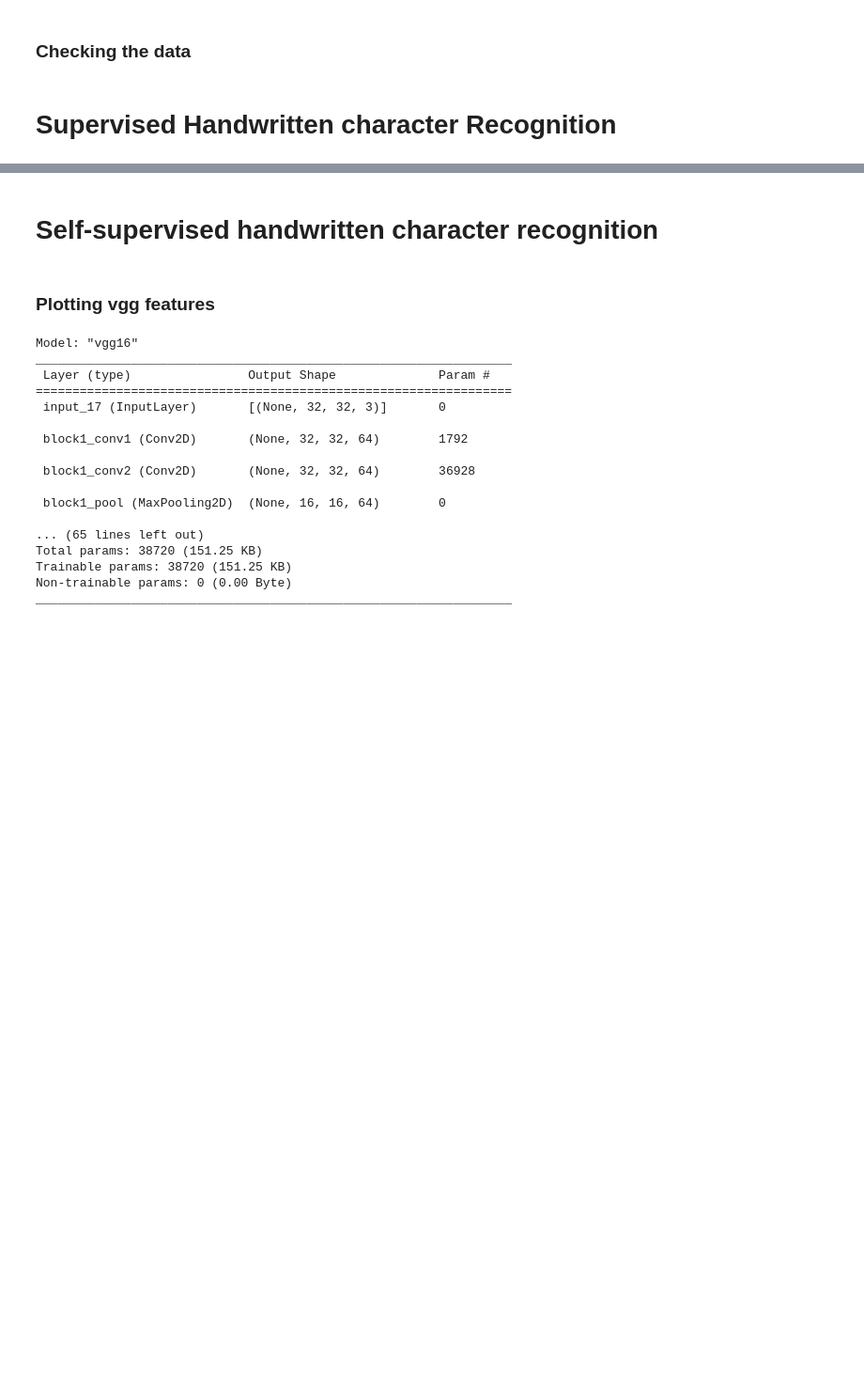
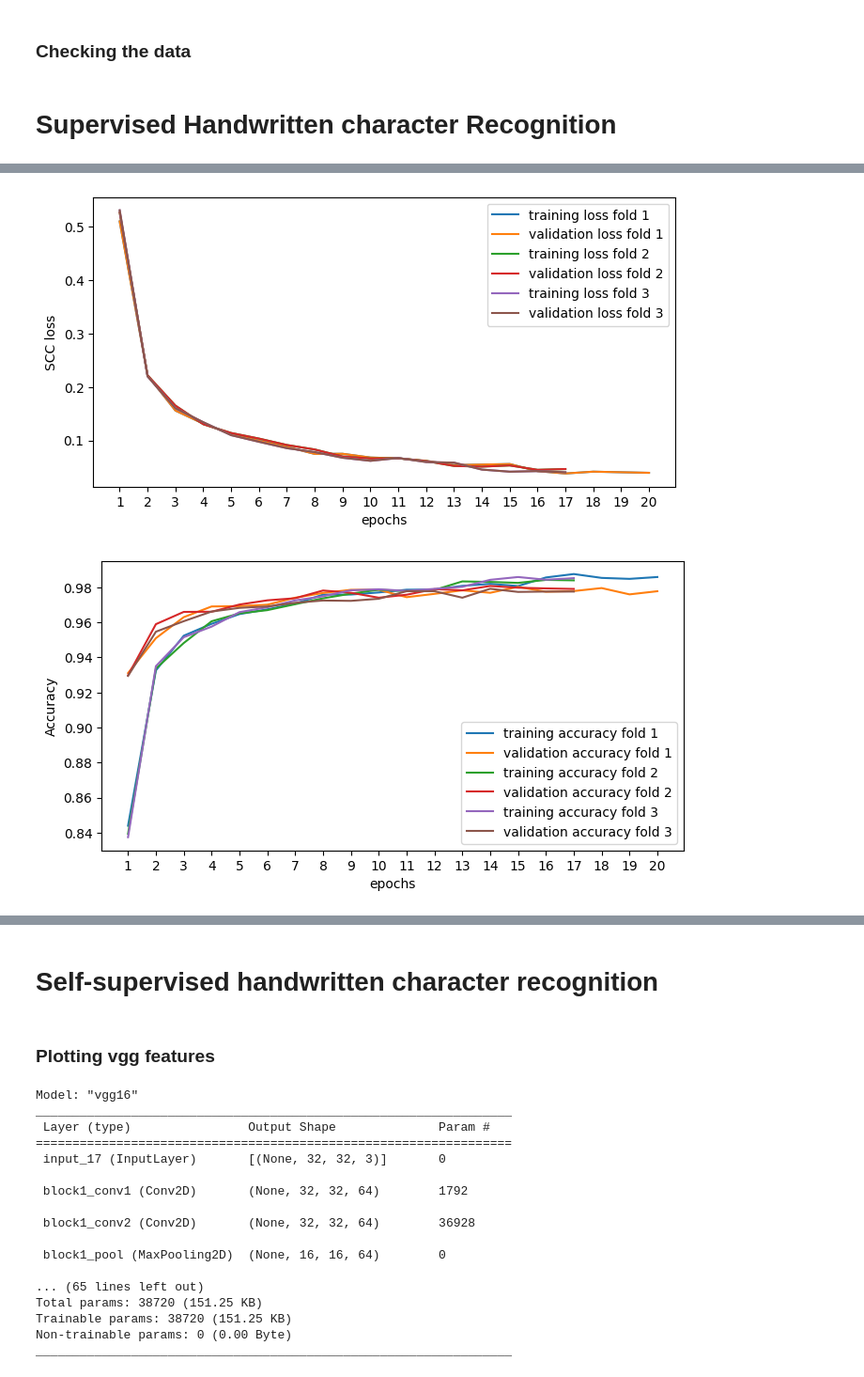
Before and after one commit to Lisa-dk/self-supervised-mnist, a Jupyter notebook: HTR_mwe.ipynb, the cells around one changed output, grey strips where cells are left out. Shown at 94% size. Drawn from its saved outputs; the diff is of its cells as text; code cells hidden in the pictures; blank space fills up the shorter version.

```diff
--- a/HTR_mwe.ipynb
+++ b/HTR_mwe.ipynb
@@ -279 +277,58 @@ plt.show()
+# %%
+
+tr_loss = []
+val_loss = []
+
+tr_acc = []
+val_acc = []
+
+for i in range(len(res.keys())):
+	tr_loss.append(list(res[i].history['loss']))
+	val_loss.append(list(res[i].history['loss']))
+
+	tr_acc.append(list(res[i].history['acc']))
+	val_acc.append(list(res[i].history['val_acc']))
+
+
+fig = plt.figure(figsize=(8, 4))
+
+max_epochs = max(len(tr_loss[0]), len(tr_loss[1]), len(tr_loss[2]))
+plt.plot(np.arange(len(tr_loss[0])), tr_loss[0], label="training loss fold 1")
+plt.plot(val_loss[0], label="validation loss fold 1")
+plt.plot(np.arange(len(tr_loss[1])),tr_loss[1],  label="training loss fold 2")
+plt.plot(val_loss[1], label="validation loss fold 2")
+plt.plot(np.arange(len(tr_loss[2])), tr_loss[2],  label="training loss fold 3")
+plt.plot(val_loss[2], label="validation loss fold 3")
+plt.legend()
+plt.xticks(np.arange(0, max_epochs), labels = np.arange(1, max_epochs + 1))
+plt.xlabel("epochs")
+plt.ylabel("SCC loss")
+if aug:
+	plt.savefig("./results/super_hcr_loss_aug.png", dpi=300)
+else:
+	plt.savefig("./results/super_hcr_loss.png", dpi=300)
+plt.show()
+
+
+fig = plt.figure(figsize=(8, 4))
+
+max_epochs = max(len(tr_acc[0]), len(tr_acc[1]), len(tr_acc[2]))
+plt.plot(np.arange(len(tr_acc[0])), tr_acc[0], label="training accuracy fold 1")
+plt.plot(val_acc[0], label="validation accuracy fold 1")
+plt.plot(np.arange(len(tr_acc[1])),tr_acc[1],  label="training accuracy fold 2")
+plt.plot(val_acc[1], label="validation accuracy fold 2")
+plt.plot(np.arange(len(tr_acc[2])), tr_acc[2],  label="training accuracy fold 3")
+plt.plot(val_acc[2], label="validation accuracy fold 3")
+plt.legend()
+plt.xticks(np.arange(0, max_epochs), labels = np.arange(1, max_epochs + 1))
+plt.xlabel("epochs")
+plt.ylabel("Accuracy")
+if aug:
+	plt.savefig("./results/super_hcr_acc_aug.png", dpi=300)
+else:
+	plt.savefig("./results/super_hcr_acc.png", dpi=300)
+plt.show()
+# %% [output]
+[figure, added]
+[figure, added]
 # %%
```
Also changed, not shown: parts of 16 cells of this notebook, 1 other file.
